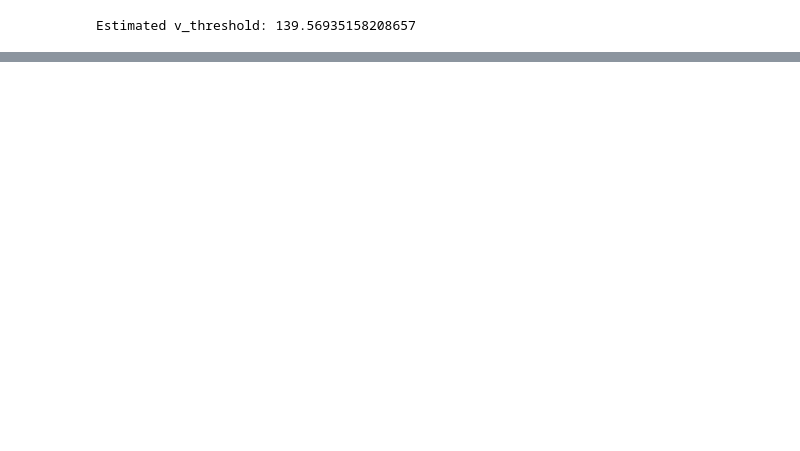
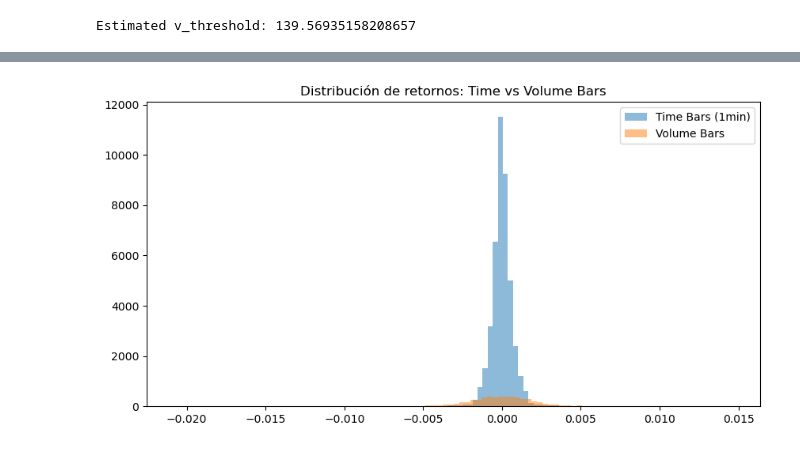
Before and after one commit to Camgomocod/Structured-Data, a Jupyter notebook: notebooks/03_volume_bars.ipynb, the cells around one changed output, grey strips where cells are left out. Cells and saved outputs as stored; diff of their text form; code cells hidden in the pictures; blank space fills up the shorter version.

Commit message:
visualize data, and gain insihts

```diff
--- a/notebooks/03_volume_bars.ipynb
+++ b/notebooks/03_volume_bars.ipynb
@@ -246,0 +251,12 @@ num of volume bars: 5286
+# %%
+v_bars['return'] = v_bars['close'].pct_change()
+data['return'] = data['close'].pct_change()
+
+plt.figure(figsize=(10,5))
+plt.hist(data['return'].dropna(), bins=100, alpha=0.5, label='Time Bars (1min)')
+plt.hist(v_bars['return'].dropna(), bins=100, alpha=0.5, label='Volume Bars')
+plt.legend()
+plt.title("Distribución de retornos: Time vs Volume Bars")
+plt.show()
+# %% [output]
+[figure, added]
```
Also changed, not shown: parts of 5 cells of this notebook, 9 other files.
